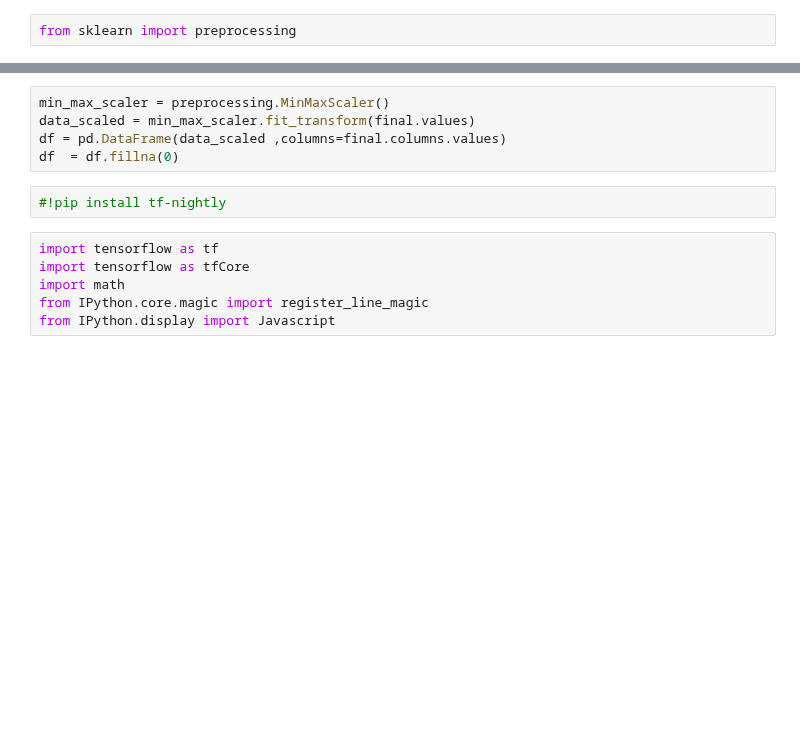
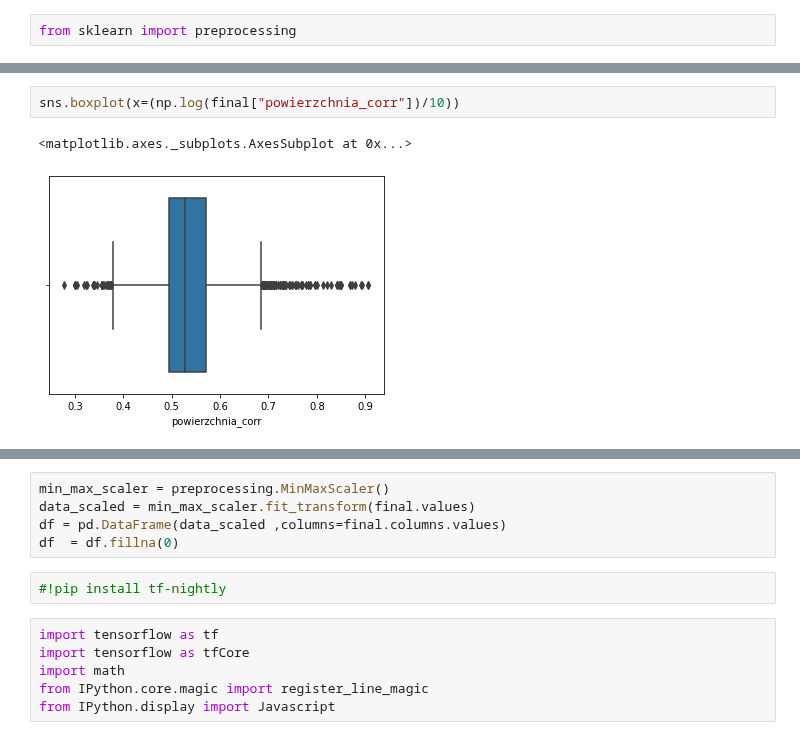
Before and after one commit to KacperGrodecki/Masovian-real-estate, a Jupyter notebook: mazowieckie_colab_DNN.ipynb, the cells around one changed output, grey strips where cells are left out. Saved outputs shown, nothing was run; the diff lists cells and outputs as text; blank space fills up the shorter version.

```diff
--- a/mazowieckie_colab_DNN.ipynb
+++ b/mazowieckie_colab_DNN.ipynb
@@ -518,0 +535,5 @@ from sklearn import preprocessing
+# %%
+sns.boxplot(x=(np.log(final["powierzchnia_corr"])/10))
+# %% [output]
+<matplotlib.axes._subplots.AxesSubplot at 0x...>
+[figure, added]
```
Also changed, not shown: parts of 16 cells of this notebook.
